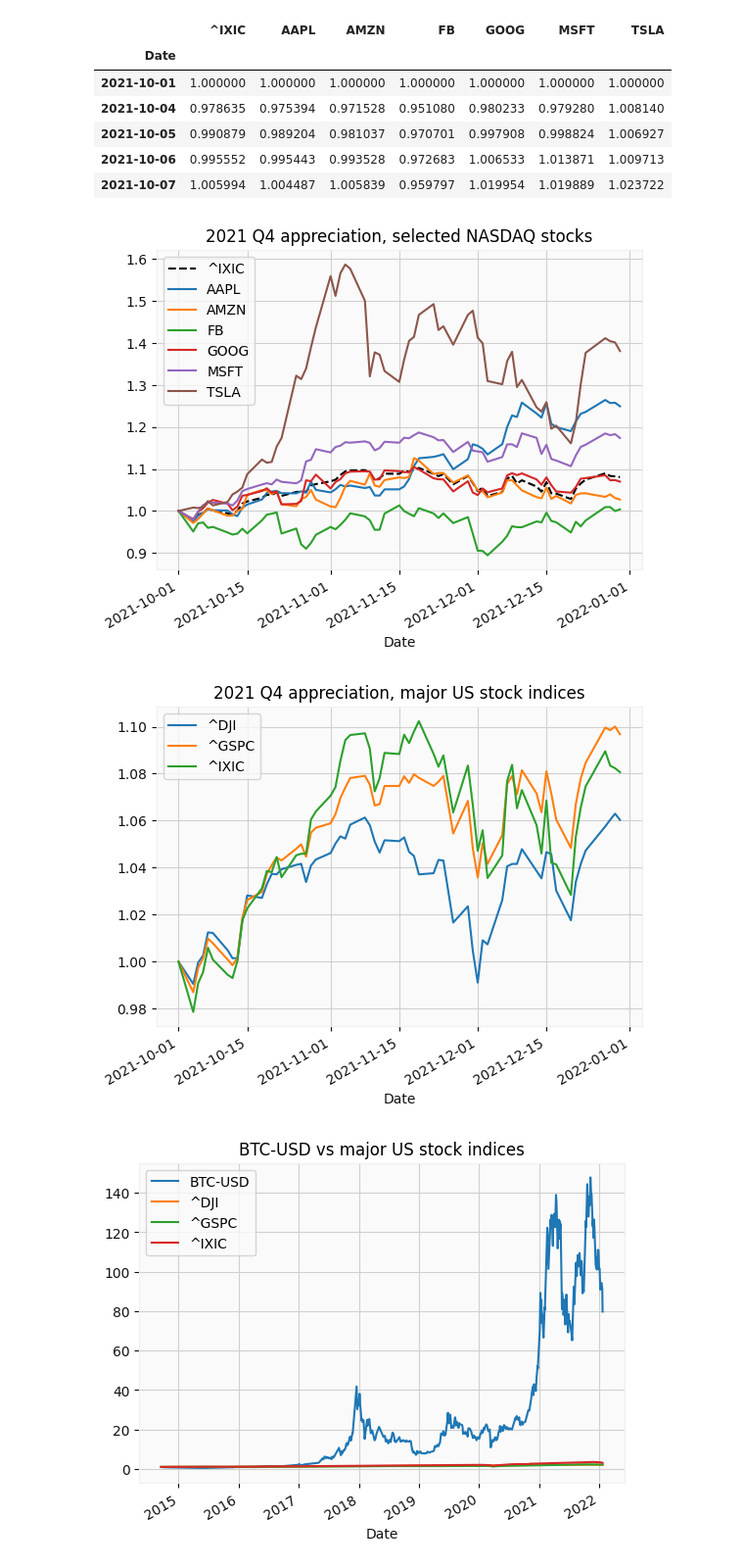
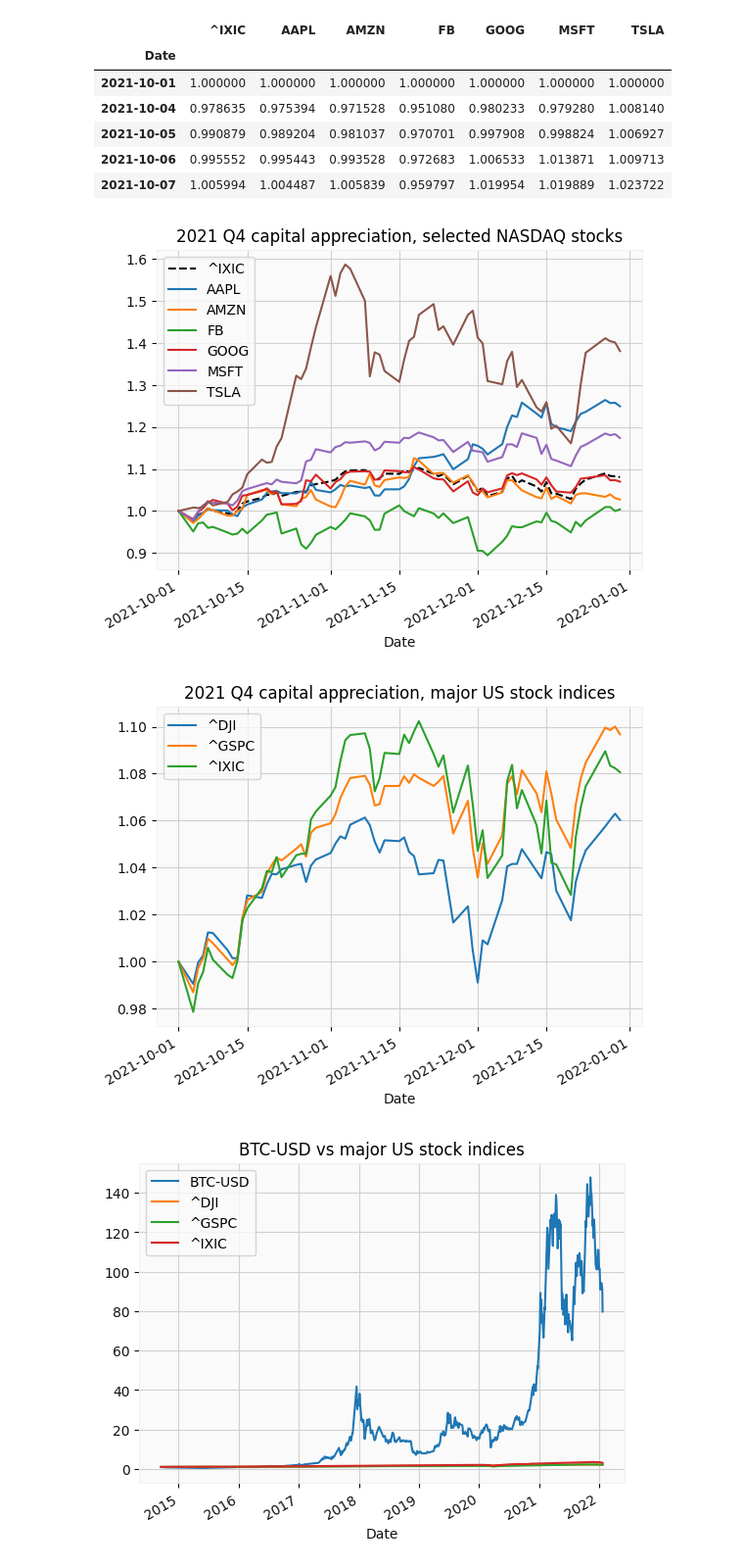
Before and after one commit to williewheeler/finance-demos, a Jupyter notebook: ch01-prices.ipynb, the cells around one changed output. Shown at 98% size. Saved outputs shown, nothing was run; the diff lists cells and outputs as text; code cells hidden in the pictures.

```diff
--- a/ch01-prices.ipynb
+++ b/ch01-prices.ipynb
@@ -140,10 +131,10 @@ norm_df.head()
 | 2021-10-06 | 0.995552 | 0.995443 | 0.993528 | 0.972683 | 1.006533 | 1.013871 | 1.009713 |
 | 2021-10-07 | 1.005994 | 1.004487 | 1.005839 | 0.959797 | 1.019954 | 1.019889 | 1.023722 |
 # %%
-norm_df.plot(title="2021 Q4 appreciation, selected NASDAQ stocks", style=['k--'])
+norm_df.plot(title="2021 Q4 capital appreciation, selected NASDAQ stocks", style=['k--'])
 plt.show()
 # %% [output]
-[figure, old version]
+[figure, new version]
 # %%
 # Combine
 comb2_df = pd.DataFrame({
@@ -155,10 +146,10 @@ comb2_df = comb2_df["2021-10-01":"2021-12-31"]
 
 # Normalize
 norm2_df = comb2_df.div(comb2_df.iloc[0])
-norm2_df.plot(title="2021 Q4 appreciation, major US stock indices")
+norm2_df.plot(title="2021 Q4 capital appreciation, major US stock indices")
 plt.show()
 # %% [output]
-[figure, old version]
+[figure, new version]
 # %%
 start3 = "2014-09-17"
 end3 = "2022-01-23"
```
Also changed, not shown: parts of 13 cells of this notebook, 3 other files.
